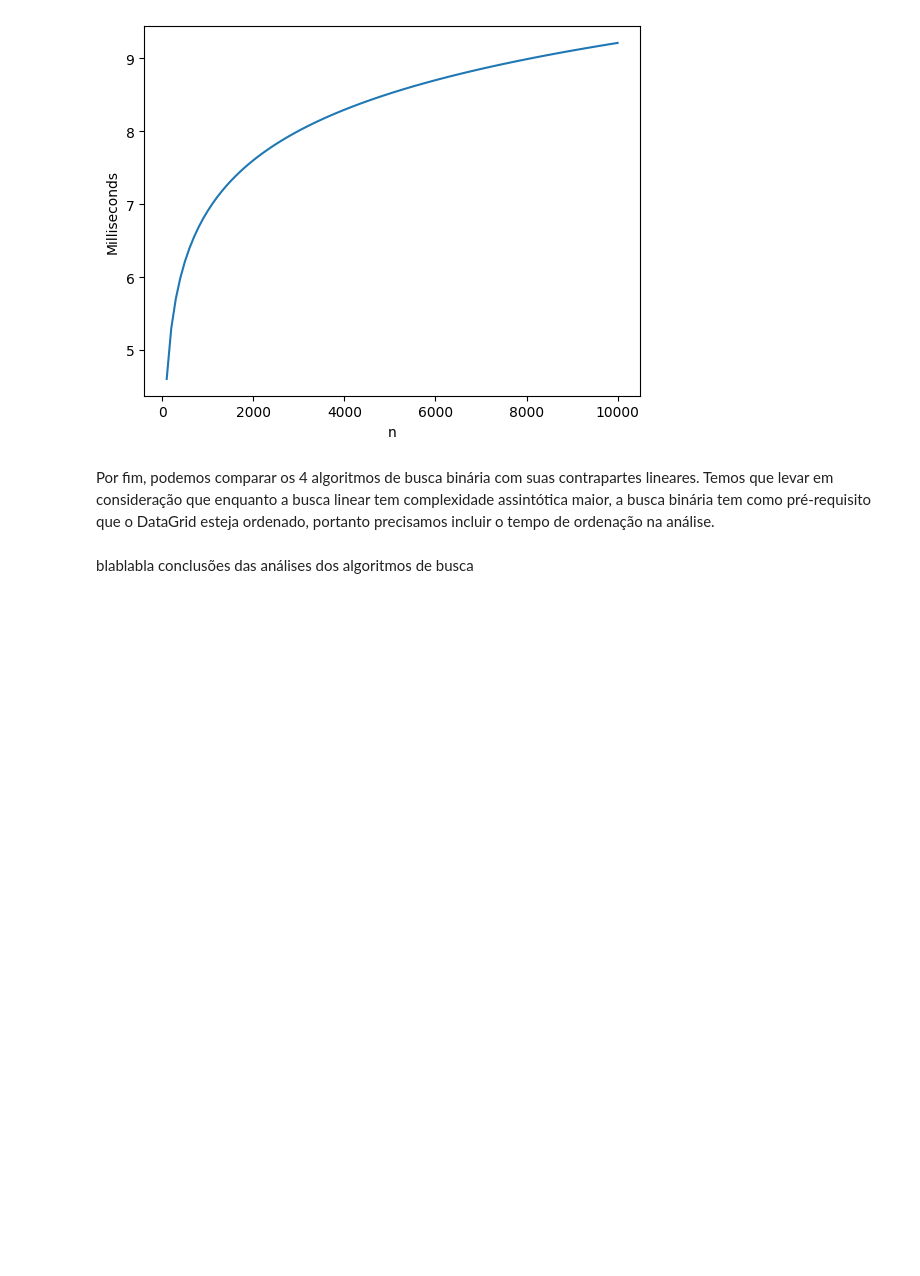
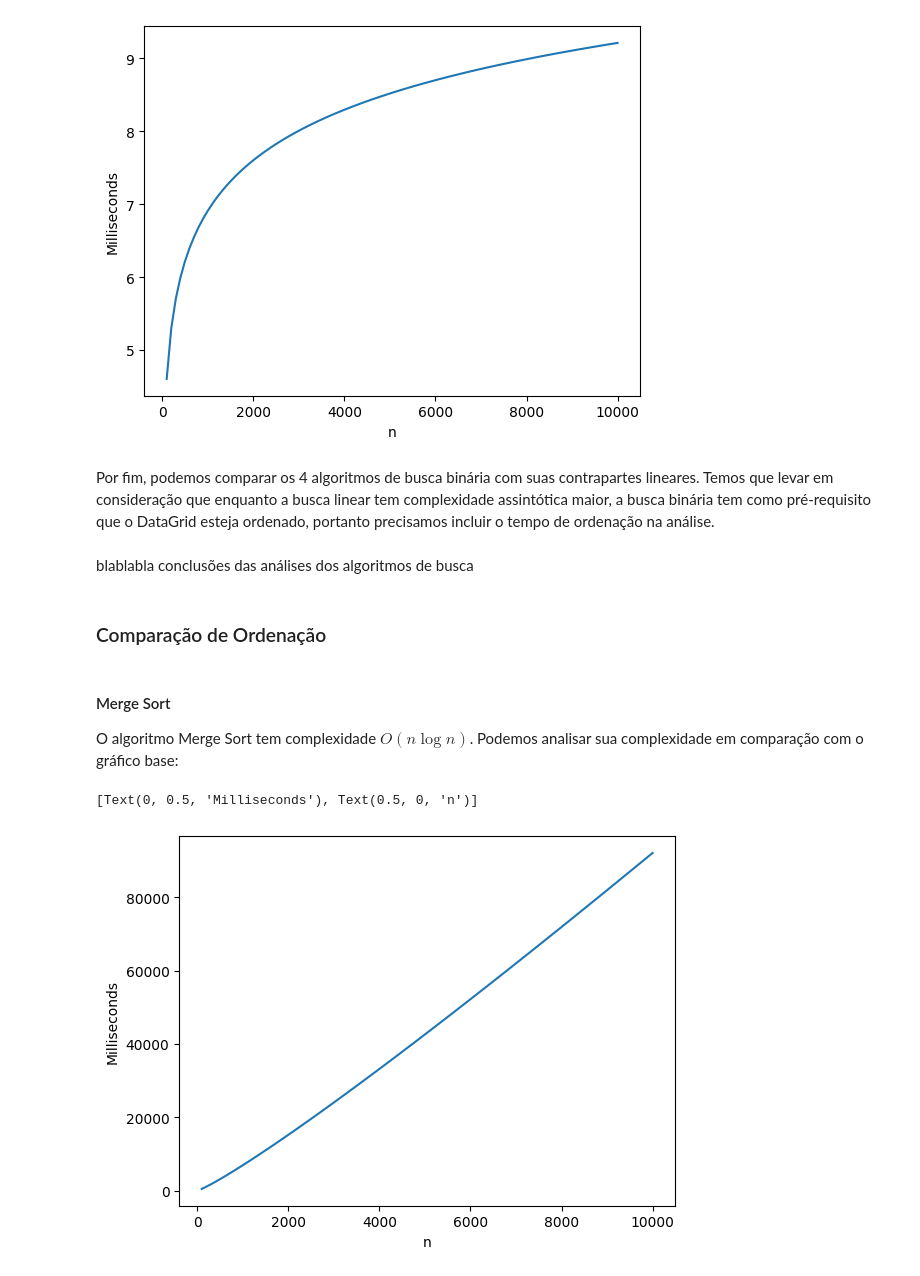
Before and after one commit to LaviniaSD/PAA, a Jupyter notebook: relatorio.ipynb, the cells around one changed output. Cells and saved outputs as stored; diff of their text form; code cells hidden in the pictures; blank space fills up the shorter version.

Commit message:
Atualize relatorio com comparacao Merge sort

```diff
--- a/relatorio.ipynb
+++ b/relatorio.ipynb
@@ -143,3 +143,17 @@ Por fim, podemos comparar os 4 algoritmos de busca binária com suas contraparte
 # TODO: Plotar seis gráficos com o tempo da busca linear, com a busca binária, e com a busca binária somada ao tempo de ordenação.
 # %% [markdown]
 blablabla conclusões das análises dos algoritmos de busca
+# %% [markdown]
+### Comparação de Ordenação
+# %% [markdown]
+#### Merge Sort
+
+O algoritmo Merge Sort tem complexidade $O (n \log n)$. Podemos analisar sua complexidade em comparação com o gráfico base:
+# %%
+x = range(100, 10001, 100)
+y = [i * math.log(i) for i in x]
+ax = sns.lineplot(x = x, y = y, )
+ax.set(ylabel = "Milliseconds", xlabel = "n")
+# %% [output]
+[Text(0, 0.5, 'Milliseconds'), Text(0.5, 0, 'n')]
+[figure, added]
```
